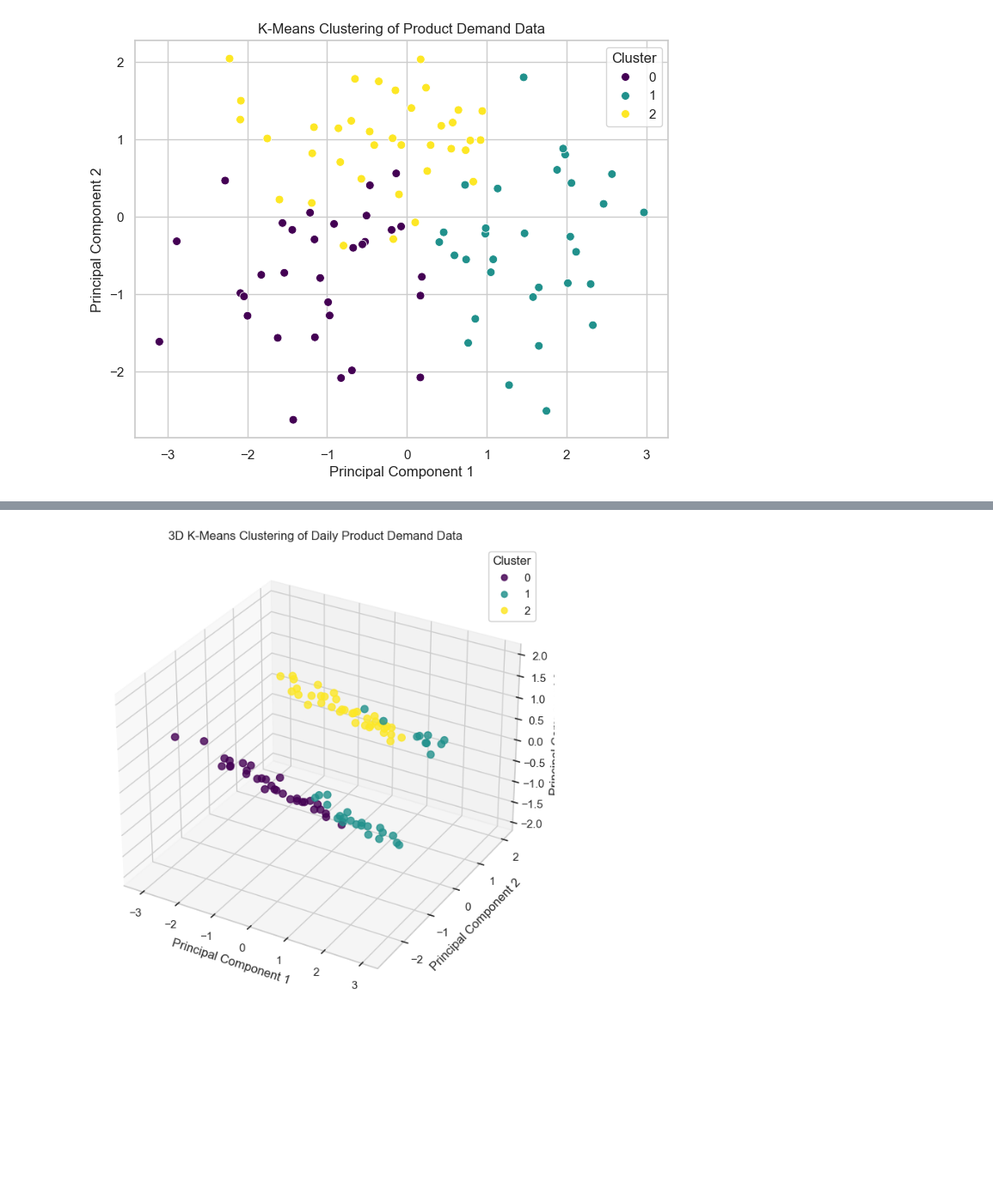
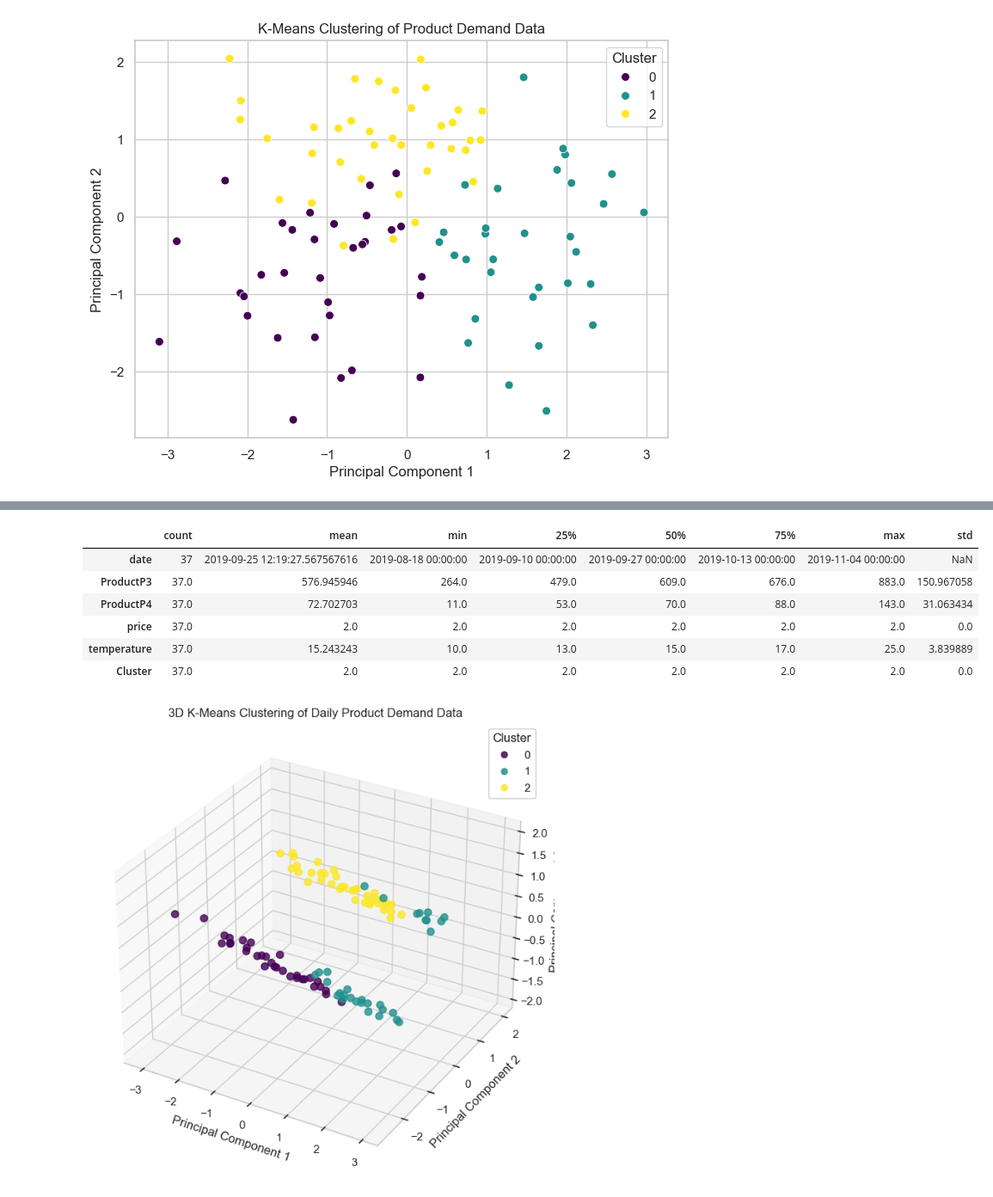
Before and after one commit to Suraj-st/PrinciplesOfDataScience_Group2, a Jupyter notebook: Suraj/Product_TimeSeries_Analysis.ipynb, the cells around one changed output, grey strips where cells are left out. Shown at 86% size. Cells and saved outputs as stored; diff of their text form; code cells hidden in the pictures; blank space fills up the shorter version.

```diff
--- a/Suraj/Product_TimeSeries_Analysis.ipynb
+++ b/Suraj/Product_TimeSeries_Analysis.ipynb
@@ -330,3 +359,13 @@ See the caveats in the documentation: https://pandas.pydata.org/pandas-docs/stab
+# %%
+daily_data[daily_data["Cluster"] == 2].describe().T
+# %% [output]
+|  | count | mean | min | 25% | 50% | 75% | max | std |
+| date | 37 | 2019-09-25 12:19:27.567567616 | 2019-08-18 00:00:00 | 2019-09-10 00:00:00 | 2019-09-27 00:00:00 | 2019-10-13 00:00:00 | 2019-11-04 00:00:00 | NaN |
+| ProductP3 | 37.0 | 576.945946 | 264.0 | 479.0 | 609.0 | 676.0 | 883.0 | 150.967058 |
+| ProductP4 | 37.0 | 72.702703 | 11.0 | 53.0 | 70.0 | 88.0 | 143.0 | 31.063434 |
+| price | 37.0 | 2.0 | 2.0 | 2.0 | 2.0 | 2.0 | 2.0 | 0.0 |
+| temperature | 37.0 | 15.243243 | 10.0 | 13.0 | 15.0 | 17.0 | 25.0 | 3.839889 |
+| Cluster | 37.0 | 2.0 | 2.0 | 2.0 | 2.0 | 2.0 | 2.0 | 0.0 |
 # %%
 # Apply PCA with n_components
 pca = PCA(n_components=3)
```
Also changed, not shown: parts of 3 cells of this notebook.
